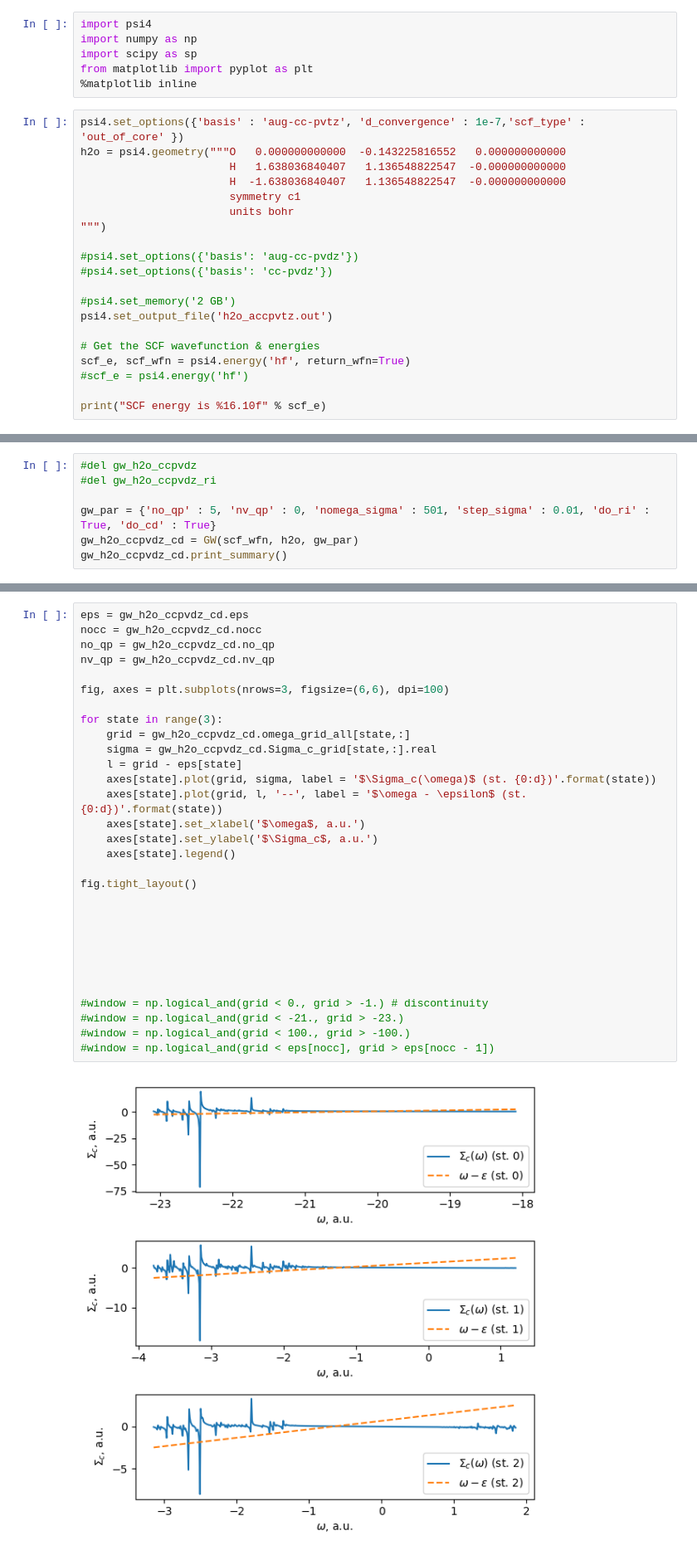
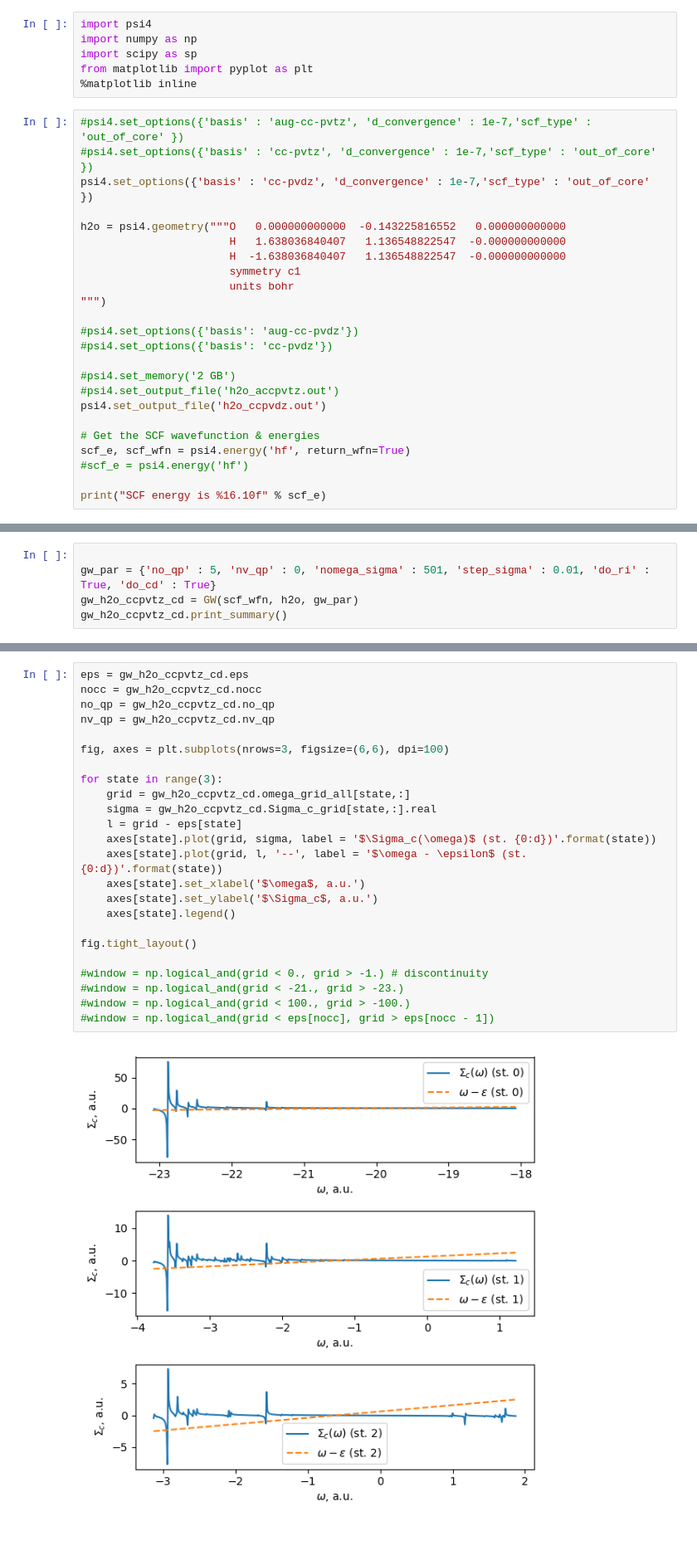
Before and after one commit to aakunitsa/GW-approximation, a Jupyter notebook: CDGW_simple.ipynb, the cells around one changed output, grey strips where cells are left out. Shown at 83% size. Saved outputs shown, nothing was run; the diff lists cells and outputs as text.

```diff
--- a/CDGW_simple.ipynb
+++ b/CDGW_simple.ipynb
@@ -26,7 +26,10 @@ import scipy as sp
 from matplotlib import pyplot as plt
 %matplotlib inline
 # %%
-psi4.set_options({'basis' : 'aug-cc-pvtz', 'd_convergence' : 1e-7,'scf_type' : 'out_of_core' })
+#psi4.set_options({'basis' : 'aug-cc-pvtz', 'd_convergence' : 1e-7,'scf_type' : 'out_of_core' })
+#psi4.set_options({'basis' : 'cc-pvtz', 'd_convergence' : 1e-7,'scf_type' : 'out_of_core' })
+psi4.set_options({'basis' : 'cc-pvdz', 'd_convergence' : 1e-7,'scf_type' : 'out_of_core' })
+
 h2o = psi4.geometry("""O   0.000000000000  -0.143225816552   0.000000000000
                        H   1.638036840407   1.136548822547  -0.000000000000
                        H  -1.638036840407   1.136548822547  -0.000000000000
@@ -38,7 +41,8 @@ h2o = psi4.geometry("""O   0.000000000000  -0.143225816552   0.000000000000
 #psi4.set_options({'basis': 'cc-pvdz'})
 
 #psi4.set_memory('2 GB')
-psi4.set_output_file('h2o_accpvtz.out')
+#psi4.set_output_file('h2o_accpvtz.out')
+psi4.set_output_file('h2o_ccpvdz.out')
 
 # Get the SCF wavefunction & energies
 scf_e, scf_wfn = psi4.energy('hf', return_wfn=True)
@@ -502,8 +555,6 @@ del gw_h2o_ccpvdz_ri
 # %%
-#del gw_h2o_ccpvdz
-#del gw_h2o_ccpvdz_ri
 
 gw_par = {'no_qp' : 5, 'nv_qp' : 0, 'nomega_sigma' : 501, 'step_sigma' : 0.01, 'do_ri' : True, 'do_cd' : True}
-gw_h2o_ccpvdz_cd = GW(scf_wfn, h2o, gw_par)
-gw_h2o_ccpvdz_cd.print_summary()
+gw_h2o_ccpvtz_cd = GW(scf_wfn, h2o, gw_par)
+gw_h2o_ccpvtz_cd.print_summary()
 # %% [output]
@@ -526,32 +577,26 @@ E^lin, eV  E^graph, eV  Z
 # %%
-eps = gw_h2o_ccpvdz_cd.eps
-nocc = gw_h2o_ccpvdz_cd.nocc
-no_qp = gw_h2o_ccpvdz_cd.no_qp
-nv_qp = gw_h2o_ccpvdz_cd.nv_qp
+eps = gw_h2o_ccpvtz_cd.eps
+nocc = gw_h2o_ccpvtz_cd.nocc
+no_qp = gw_h2o_ccpvtz_cd.no_qp
+nv_qp = gw_h2o_ccpvtz_cd.nv_qp
 
 fig, axes = plt.subplots(nrows=3, figsize=(6,6), dpi=100)
 
 for state in range(3):
-    grid = gw_h2o_ccpvdz_cd.omega_grid_all[state,:]
-    sigma = gw_h2o_ccpvdz_cd.Sigma_c_grid[state,:].real
+    grid = gw_h2o_ccpvtz_cd.omega_grid_all[state,:]
+    sigma = gw_h2o_ccpvtz_cd.Sigma_c_grid[state,:].real
     l = grid - eps[state]
     axes[state].plot(grid, sigma, label = '$\Sigma_c(\omega)$ (st. {0:d})'.format(state))
     axes[state].plot(grid, l, '--', label = '$\omega - \epsilon$ (st. {0:d})'.format(state))
     axes[state].set_xlabel('$\omega$, a.u.')
     axes[state].set_ylabel('$\Sigma_c$, a.u.')
     axes[state].legend()
 
 fig.tight_layout()
 
-
-
-
-
-
-
 #window = np.logical_and(grid < 0., grid > -1.) # discontinuity
 #window = np.logical_and(grid < -21., grid > -23.)
 #window = np.logical_and(grid < 100., grid > -100.)
 #window = np.logical_and(grid < eps[nocc], grid > eps[nocc - 1])
 # %% [output]
-[figure, old version]
+[figure, new version]
```
Also changed, not shown: parts of 12 cells of this notebook, 2 other files.
